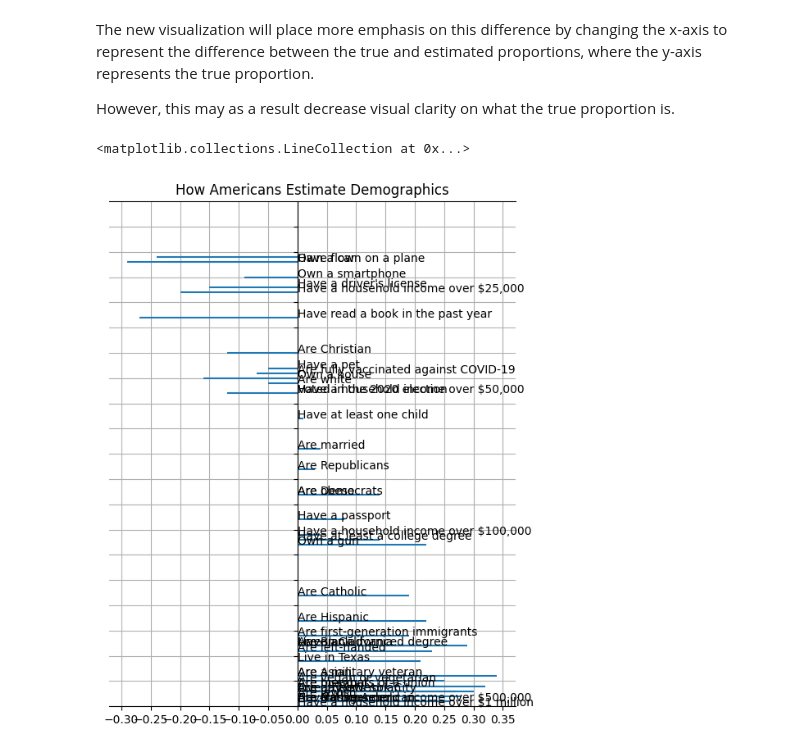
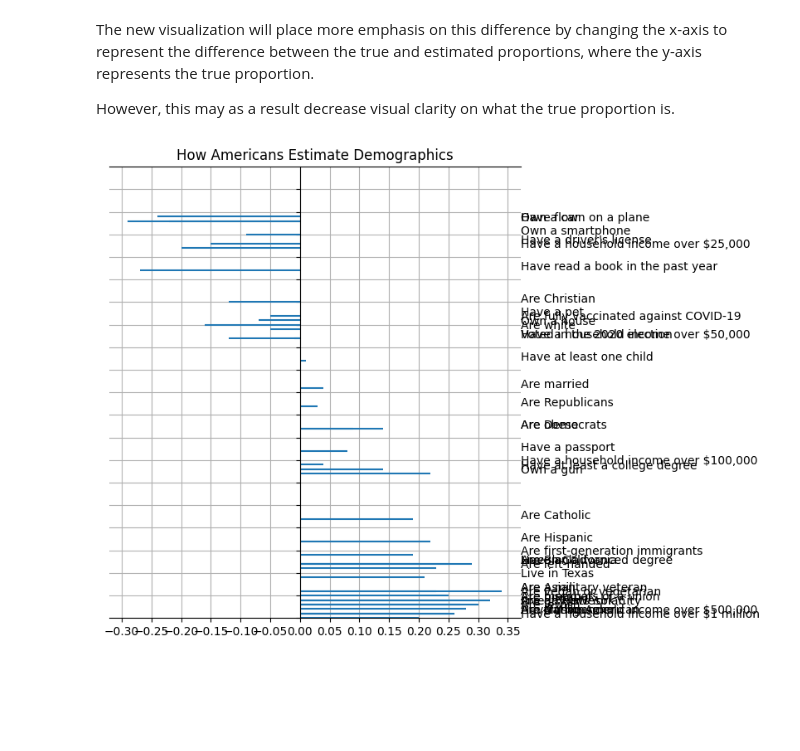
Before and after one commit to erntan/mm, a Jupyter notebook: 2249/2249.ipynb, the cells around one changed output. Drawn from its saved outputs; the diff is of its cells as text; code cells hidden in the pictures; blank space fills up the shorter version.

Commit message:
Moved text off chart.

```diff
--- a/2249/2249.ipynb
+++ b/2249/2249.ipynb
@@ -74,23 +74,24 @@ diff = est_prop - true_prop
 # %%
 # Plot
 fig, ax = plt.subplots()
 
 ax.set_xticks([x/20 for x in range(-40,40)])
 ax.set_ylim(0, 1)
 ax.set_yticks([x/20 for x in range(0,20)])
 ax.set_yticklabels('')
 ax.set_title("How Americans Estimate Demographics")
-x_annotate = [0] * len(y_lab)
+x_annotate = [0.372] * len(y_lab)
 for i in range(0,len(y_lab)-1):
     ax.annotate(y_lab[i], xy = (x_annotate[i],true_prop[i]))
 
 ax.spines['right'].set_visible(False)
 ax.spines['left'].set_position('zero')
 ax.grid(True)
 
 fig.set_figheight(8)
+fig.subplots_adjust(bottom=0.2, right=0.9)
 
 plt.hlines(y, xmin = [0]*len(true_prop), xmax = diff)
+# plt.savefig('new_viz.jpg', bbox_inches = 'tight')
 # %% [output]
-<matplotlib.collections.LineCollection at 0x...>
-[figure, old version]
+[figure, new version]
```
Also changed, not shown: 1 other file.
